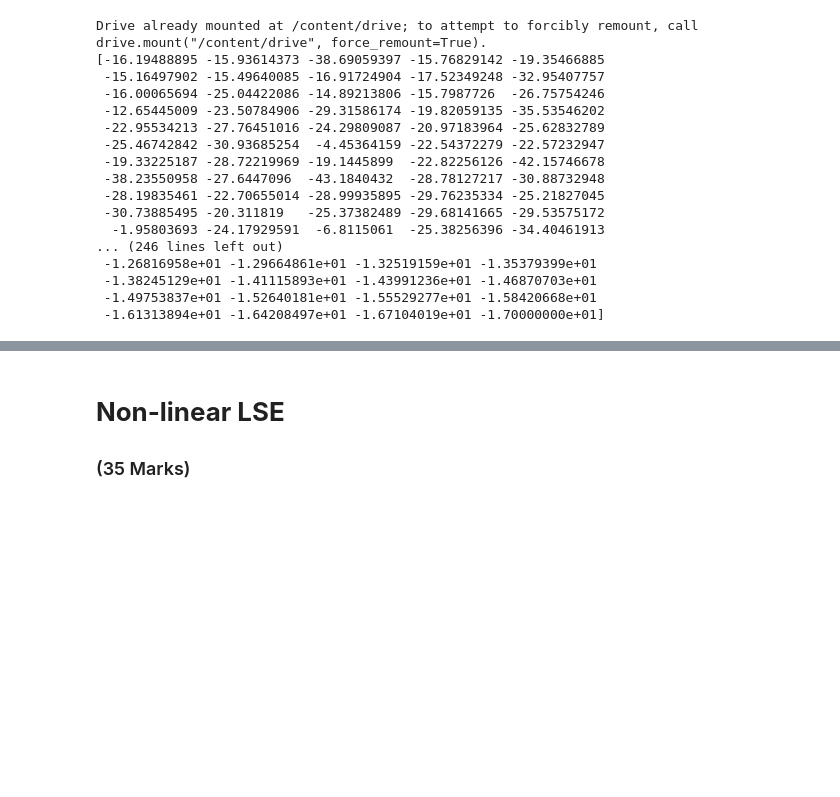
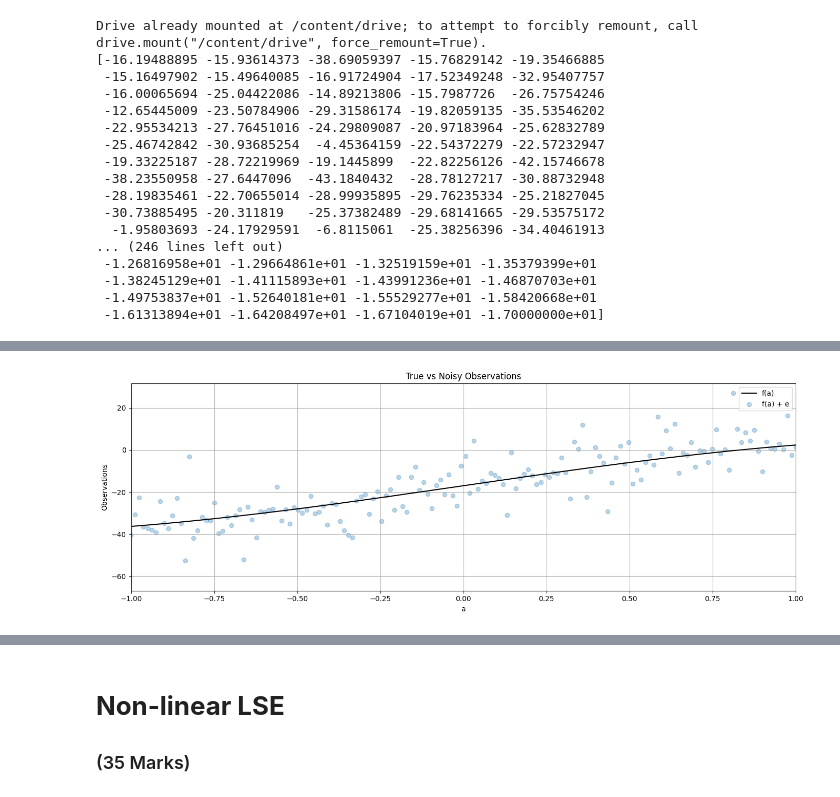
Before and after one commit to ParthoProtimDas715/engg680_2024_fall, a Jupyter notebook: Lab_Assignment2/Assignment2.ipynb, the cells around one changed output, grey strips where cells are left out. Cells and saved outputs as stored; diff of their text form; code cells hidden in the pictures; blank space fills up the shorter version.

```diff
--- a/Lab_Assignment2/Assignment2.ipynb
+++ b/Lab_Assignment2/Assignment2.ipynb
@@ -69,14 +69,15 @@ Drive already mounted at /content/drive; to attempt to forcibly remount, call dr
 # step 3
 # define the number of observation n
 # (1 mark)
-n = #...
+n = len(l)
 
 # define the observation weight matrix P for LSE as identity matrix
 # identity weight matrix simply means the observations will be unweighted in the following LSE
 # (1 mark)
-P = #...
+P = np.identity(n)
 
 # define the range of function input(i.e., constants a), from start to end; and the numerical array of a
 start = -1* np.pi
 end = np.pi
 a = np.linspace(start, end, n)
+print (a)
@@ -83,20 +102,48 @@ a = np.linspace(start, end, n)
 # %%
 # step 4
 # use the matplotlib to plot the true and noisy observations together in one single figure
 # use scatter for noisy observation plotting
 # for the true observation, label it as "f(a)"" and set color as 'k'
 # for the noisy observation scatter plot, label it as "f(a) + e", set color as 'tab:blue', set marker as 'o' and set alpha as 0.3
 # include proper axis labels, legend and title
 # scale the range of x-axis to be -1 to 1
 # keep this format for the rest of the plots in this lab assignment
 # (2 marks)
 
+import matplotlib.pyplot as plt
 fig, ax = plt.subplots(nrows=1, ncols=1, figsize=(14, 5))
 
-# ...
+# Plot the true observation as a line plot
+ax.plot(a, l_true, label="f(a)", color='k')  # 'k' is for black color
 
+# Scatter plot for noisy observations
+ax.scatter(a, l, label="f(a) + e", color='tab:blue', marker='o', alpha=0.3)
+
+# Set axis labels
+ax.set_xlabel("a")
+ax.set_ylabel("Observations")
+
+# Set title
+ax.set_title("True vs Noisy Observations")
+
+# Add legend
+ax.legend()
+
+# Scale the x-axis to range from -1 to 1
+ax.set_xlim(-1, 1)
+
+# Add grid
+ax.grid(True, which='both', ls='-', color='0.65')
+
+# Improve layout
+fig.tight_layout()
+
+# Display the plot
+plt.show()
 ax.grid(True, which='both',ls='-',color='0.65')
 fig.tight_layout()
+# %% [output]
+[figure, added]
 # %%
 # step 5
 # define a curve fitting function named fit_polynomial_curve
```
Also changed, not shown: parts of 14 cells of this notebook.
